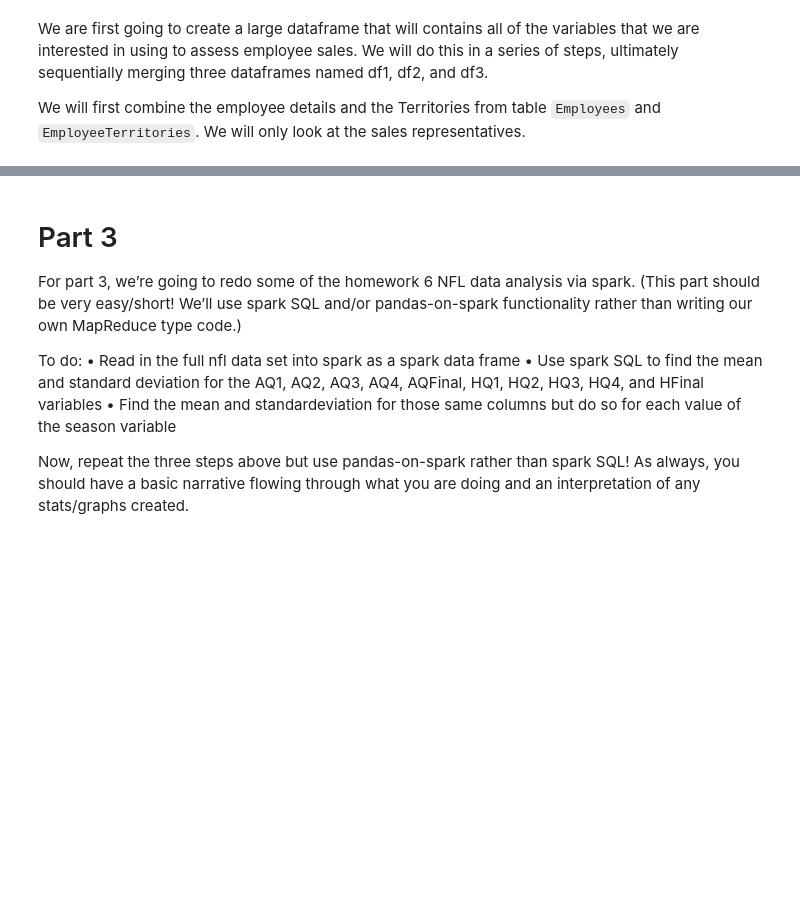
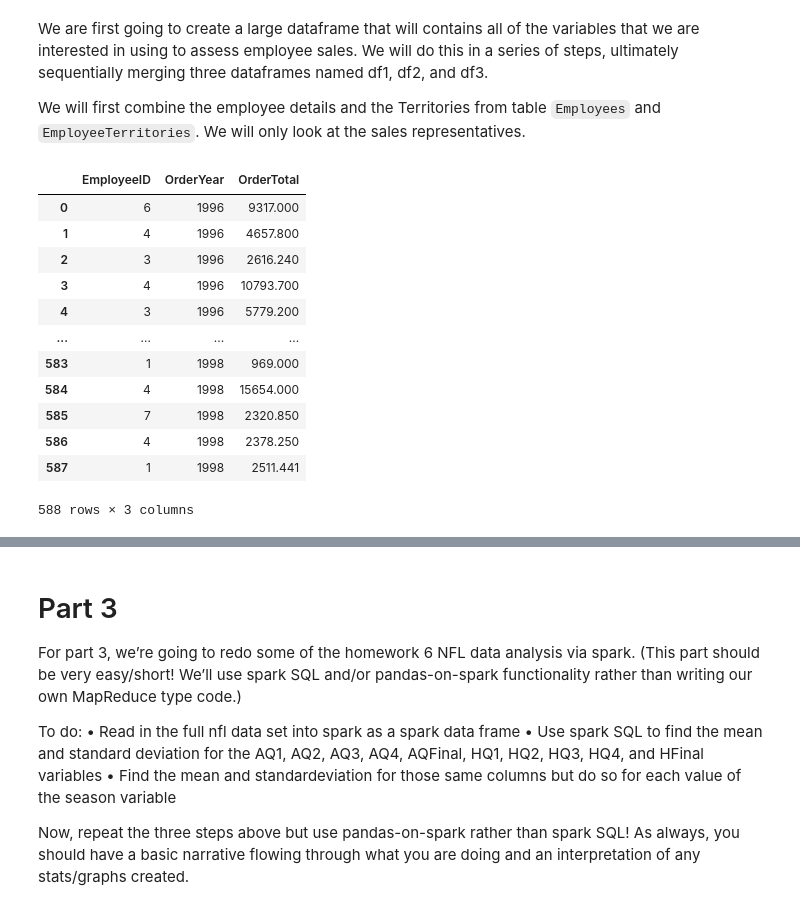
Before and after one commit to kamckeev/BigData1, a Jupyter notebook: Project2_Official.ipynb, the cells around one changed output, grey strips where cells are left out. Drawn from its saved outputs; the diff is of its cells as text; code cells hidden in the pictures; blank space fills up the shorter version.

```diff
--- a/Project2_Official.ipynb
+++ b/Project2_Official.ipynb
@@ -65,0 +66,22 @@ df3['Total'] = df3['UnitPrice']*df3['Quantity']*(1-df3['Discount'])
+# %%
+# group by OrderID
+df4 = pd.DataFrame(zip(df3.groupby('OrderID')['EmployeeID'].unique().astype(int),
+                         df3.groupby('OrderID')['OrderYear'].unique().astype(int),
+                         df3.groupby('OrderID')['ProductTotal'].sum()),
+                     columns = ['EmployeeID', 'OrderYear','ProductTotal'])
+df4=df4.rename(columns={'ProductTotal':'OrderTotal'})
+df4
+# %% [output]
+|  | EmployeeID | OrderYear | OrderTotal |
+| 0 | 6 | 1996 | 9317.000 |
+| 1 | 4 | 1996 | 4657.800 |
+| 2 | 3 | 1996 | 2616.240 |
+| 3 | 4 | 1996 | 10793.700 |
+| 4 | 3 | 1996 | 5779.200 |
+| ... | ... | ... | ... |
+| 583 | 1 | 1998 | 969.000 |
+| 584 | 4 | 1998 | 15654.000 |
+| 585 | 7 | 1998 | 2320.850 |
+| 586 | 4 | 1998 | 2378.250 |
+| 587 | 1 | 1998 | 2511.441 |
+588 rows × 3 columns
```
Also changed, not shown: parts of 7 cells of this notebook.
